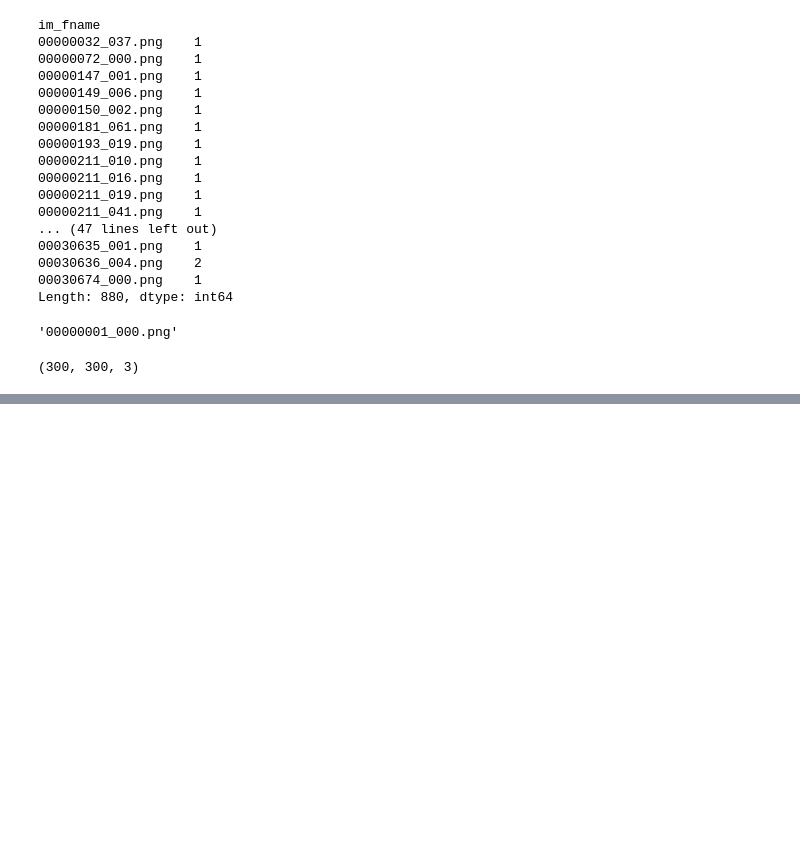
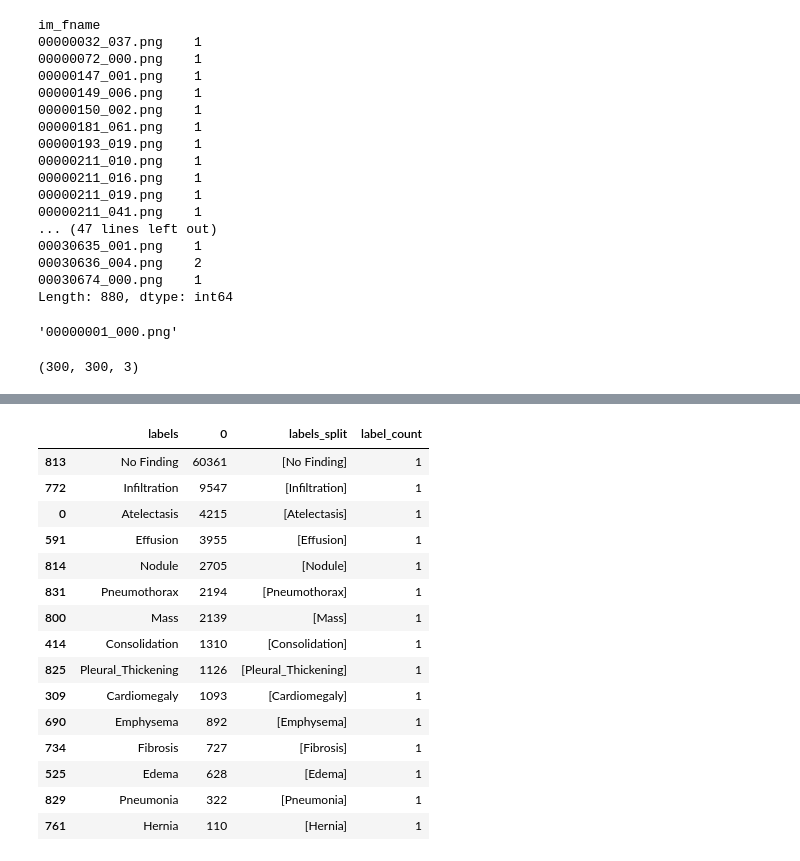
Before and after one commit to shik3519/deep-learning, a Jupyter notebook: isazi/data-preprocessing.ipynb, the cells around one changed output, grey strips where cells are left out. Saved outputs shown, nothing was run; the diff lists cells and outputs as text; code cells hidden in the pictures; blank space fills up the shorter version.

```diff
--- a/isazi/data-preprocessing.ipynb
+++ b/isazi/data-preprocessing.ipynb
@@ -150,0 +186,2 @@ img.shape
+# %%
+label_cnt = labels.groupby('labels').size().reset_index()
@@ -150,0 +192,4 @@ img.shape
+# %%
+label_cnt = label_cnt.assign(labels_split = label_cnt['labels'].apply(lambda x: x.split('|')))
+# %%
+label_cnt = label_cnt.assign(label_count = label_cnt.labels_split.apply(lambda x: len(x)))
@@ -150,0 +205,19 @@ img.shape
+# %%
+label_cnt.loc[label_cnt.label_count == 1].sort_values(by = 0, ascending= False)
+# %% [output]
+|  | labels | 0 | labels_split | label_count |
+| 813 | No Finding | 60361 | [No Finding] | 1 |
+| 772 | Infiltration | 9547 | [Infiltration] | 1 |
+| 0 | Atelectasis | 4215 | [Atelectasis] | 1 |
+| 591 | Effusion | 3955 | [Effusion] | 1 |
+| 814 | Nodule | 2705 | [Nodule] | 1 |
+| 831 | Pneumothorax | 2194 | [Pneumothorax] | 1 |
+| 800 | Mass | 2139 | [Mass] | 1 |
+| 414 | Consolidation | 1310 | [Consolidation] | 1 |
+| 825 | Pleural_Thickening | 1126 | [Pleural_Thickening] | 1 |
+| 309 | Cardiomegaly | 1093 | [Cardiomegaly] | 1 |
+| 690 | Emphysema | 892 | [Emphysema] | 1 |
+| 734 | Fibrosis | 727 | [Fibrosis] | 1 |
+| 525 | Edema | 628 | [Edema] | 1 |
+| 829 | Pneumonia | 322 | [Pneumonia] | 1 |
+| 761 | Hernia | 110 | [Hernia] | 1 |
```
Also changed, not shown: parts of 52 cells of this notebook, 1 other file.
